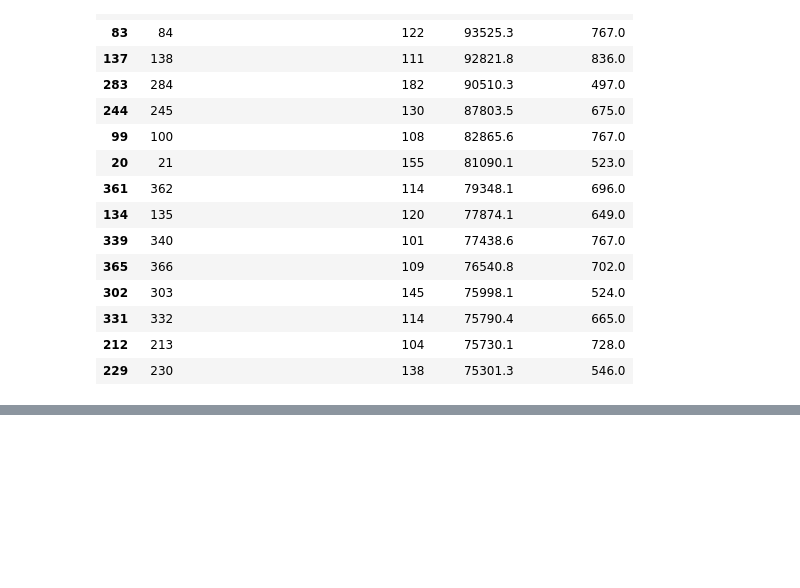
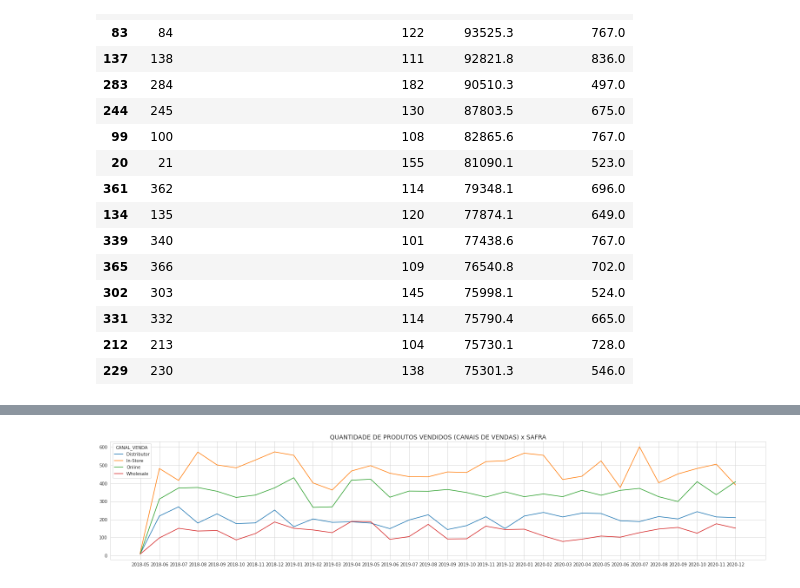
Before and after one commit to wander-asb/Vendas-varejo, a Jupyter notebook: Sales.ipynb, the cells around one changed output, grey strips where cells are left out. Drawn from its saved outputs; the diff is of its cells as text; code cells hidden in the pictures; blank space fills up the shorter version.

```diff
--- a/Sales.ipynb
+++ b/Sales.ipynb
@@ -160,0 +152,12 @@ fig.show()
+# %%
+agrupamento_lucro = df.groupby(['CANAL_VENDA','SAFRA']).agg({'QTD_PRODUTO':'sum'}).sort_values('SAFRA')
+sn.set_style("whitegrid")
+fig = plt.figure(figsize=(27,5))
+ax = sn.lineplot('SAFRA', 'QTD_PRODUTO',
+             hue='CANAL_VENDA', data=agrupamento_lucro)
+ax.set_title('QUANTIDADE DE PRODUTOS VENDIDOS (CANAIS DE VENDAS) x SAFRA', fontsize=14)
+ax.set(xlabel=None)
+ax.set(ylabel=None)
+plt.show();
+# %% [output]
+[figure, added]
```
Also changed, not shown: parts of 2 cells of this notebook.
